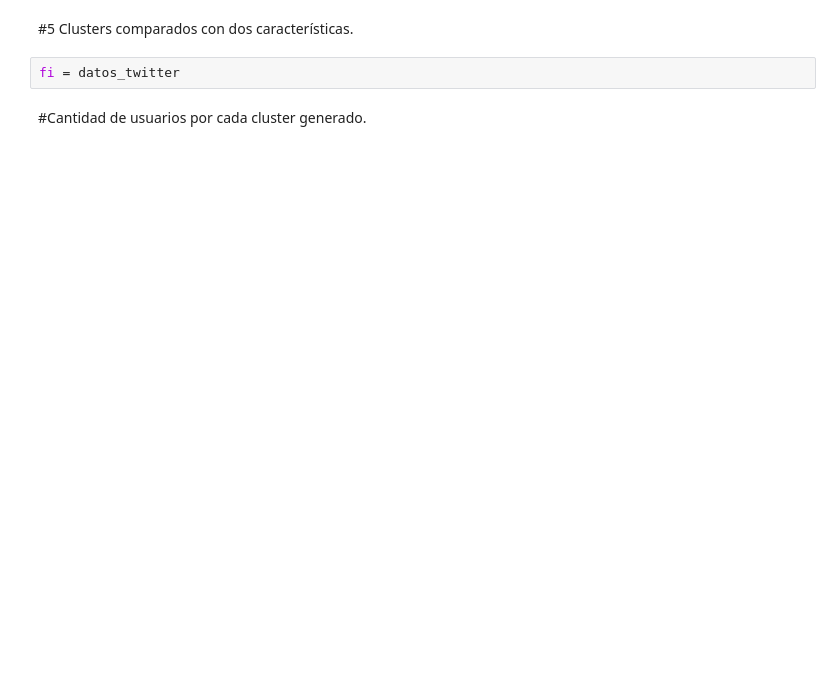
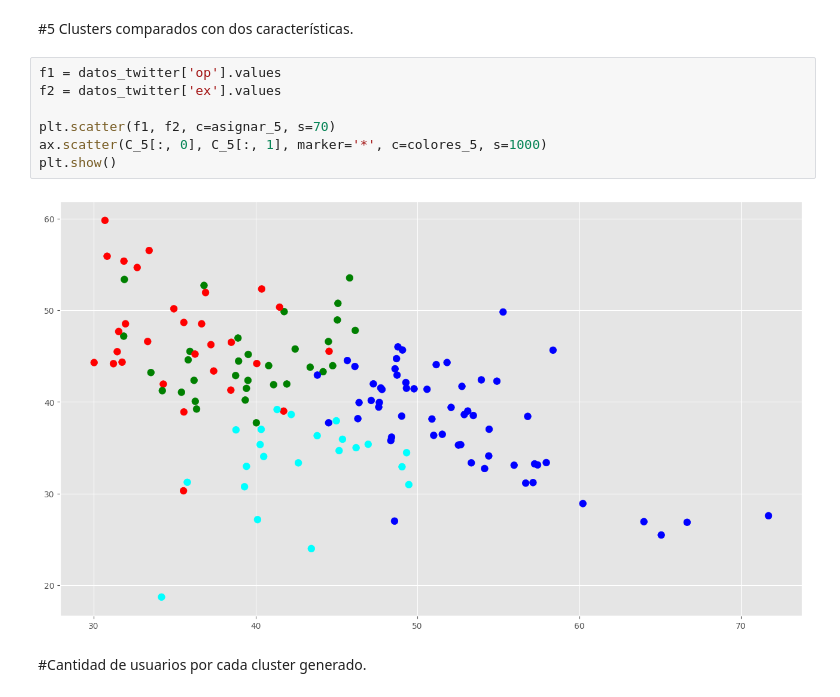
Before and after one commit to Yahred/evolutionary-computation, a Jupyter notebook: Clustering.ipynb, the cells around one changed output. Drawn from its saved outputs; the diff is of its cells as text; blank space fills up the shorter version.

```diff
--- a/Clustering.ipynb
+++ b/Clustering.ipynb
@@ -174,6 +174,13 @@ ax.scatter(C_5[:, 0], C_5[:, 1], C_5[:, 2], marker='*', c=colores_5, s=1000)
 # %% [markdown]
 #5 Clusters comparados con dos características.
-# %%
-fi = datos_twitter
+# %%
+f1 = datos_twitter['op'].values
+f2 = datos_twitter['ex'].values
+
+plt.scatter(f1, f2, c=asignar_5, s=70)
+ax.scatter(C_5[:, 0], C_5[:, 1], marker='*', c=colores_5, s=1000)
+plt.show()
+# %% [output]
+[figure, added]
 # %% [markdown]
 #Cantidad de usuarios por cada cluster generado.
```
Also changed, not shown: parts of 6 cells of this notebook, 1 other file.
